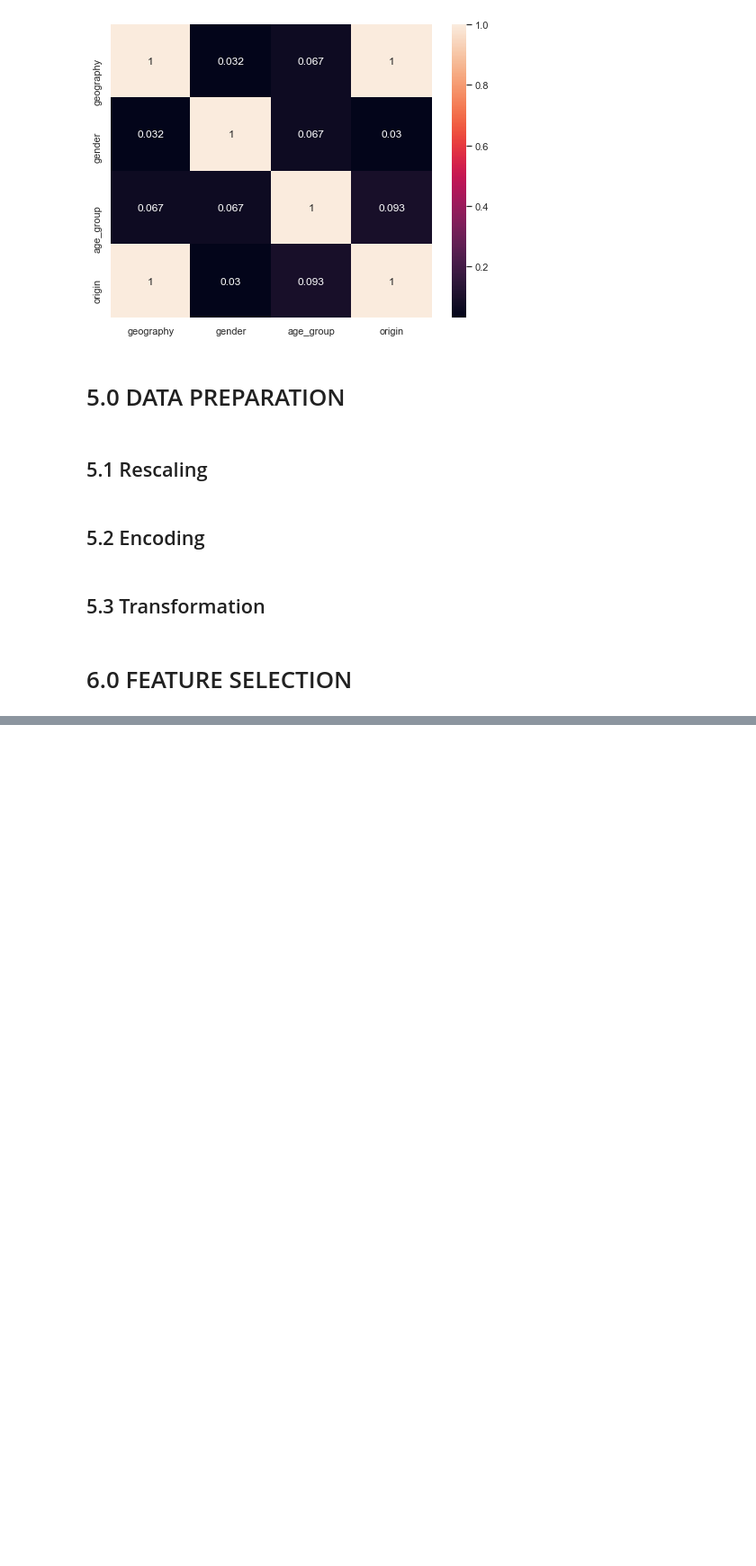
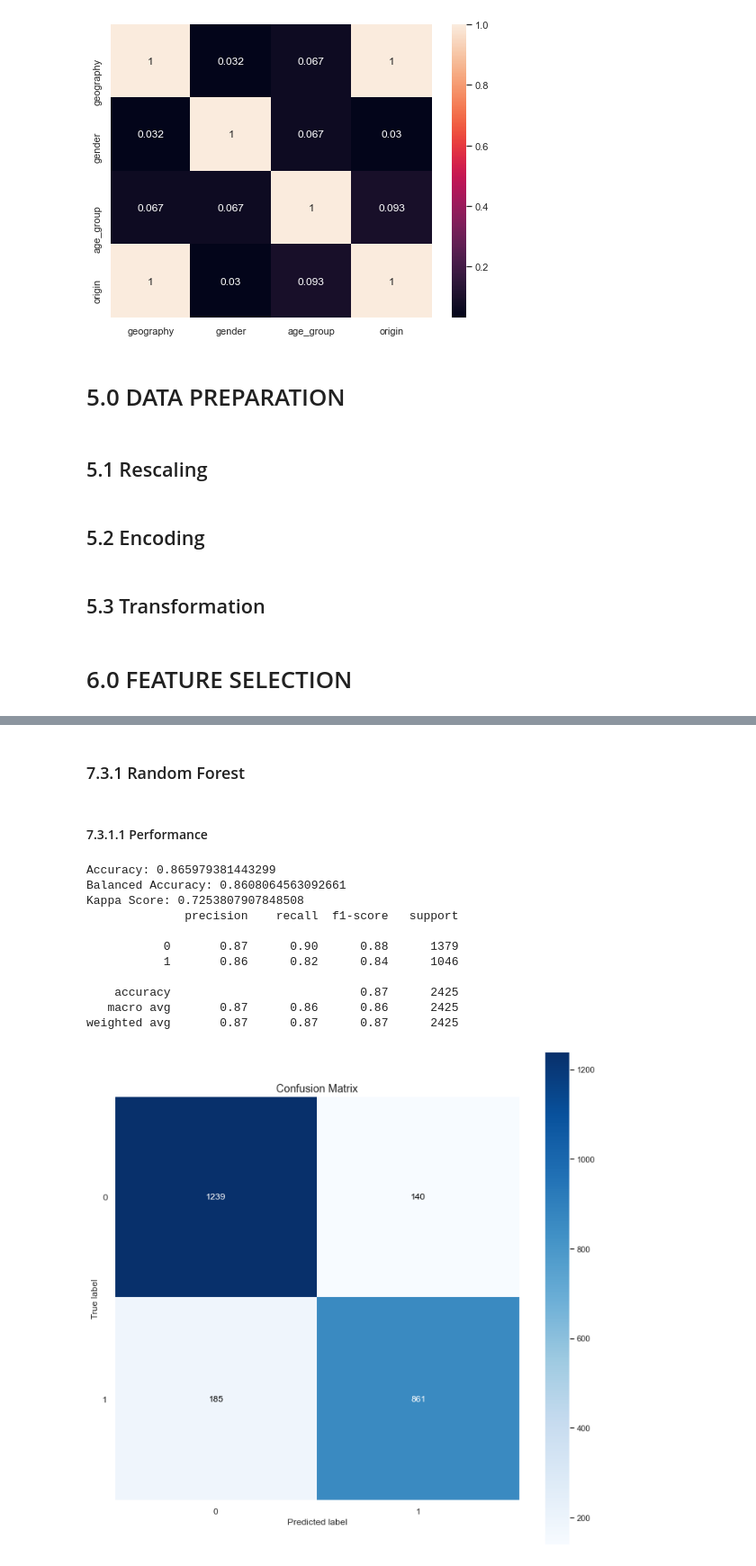
Before and after one commit to FabioCaffarello/Churn-Prediction-TopBank, a Jupyter notebook: 02-Notebooks/ent_to_end_churn_prediction.ipynb, the cells around one changed output, grey strips where cells are left out. Shown at 90% size. Cells and saved outputs as stored; diff of their text form; code cells hidden in the pictures; blank space fills up the shorter version.

```diff
--- a/02-Notebooks/ent_to_end_churn_prediction.ipynb
+++ b/02-Notebooks/ent_to_end_churn_prediction.ipynb
@@ -1126,0 +1247,41 @@ cols_selected_boruta
+# %% [markdown]
+### 7.3.1 Random Forest
+# %%
+# Model
+rf = RandomForestClassifier(n_jobs=-1, random_state=42)
+rf.fit(X_train, y_train)
+
+yhat_rf = rf.predict(X_valid)
+# %% [markdown]
+#### 7.3.1.1 Performance
+# %%
+# Accuracy
+acc_rf = accuracy_score(y_valid, yhat_rf)
+print('Accuracy: {}'.format(acc_rf))
+
+# Balanced Accuracy
+balanced_acc_rf = balanced_accuracy_score(y_valid, yhat_rf)
+print('Balanced Accuracy: {}'.format(balanced_acc_rf))
+
+# Kappa Score
+kappa_rf = cohen_kappa_score(y_valid, yhat_rf)
+print('Kappa Score: {}'.format(kappa_rf))
+
+# Classification Report
+print(classification_report(y_valid, yhat_rf))
+
+# Confusion matrix
+plot_confusion_matrix(y_valid, yhat_rf, normalize=False, figsize=(12, 12));
+# %% [output]
+Accuracy: 0.865979381443299
+Balanced Accuracy: 0.8608064563092661
+Kappa Score: 0.7253807907848508
+              precision    recall  f1-score   support
+
+           0       0.87      0.90      0.88      1379
+           1       0.86      0.82      0.84      1046
+
+    accuracy                           0.87      2425
+   macro avg       0.87      0.86      0.86      2425
+weighted avg       0.87      0.87      0.87      2425
+[figure, added]
```
Also changed, not shown: parts of 14 cells of this notebook.
